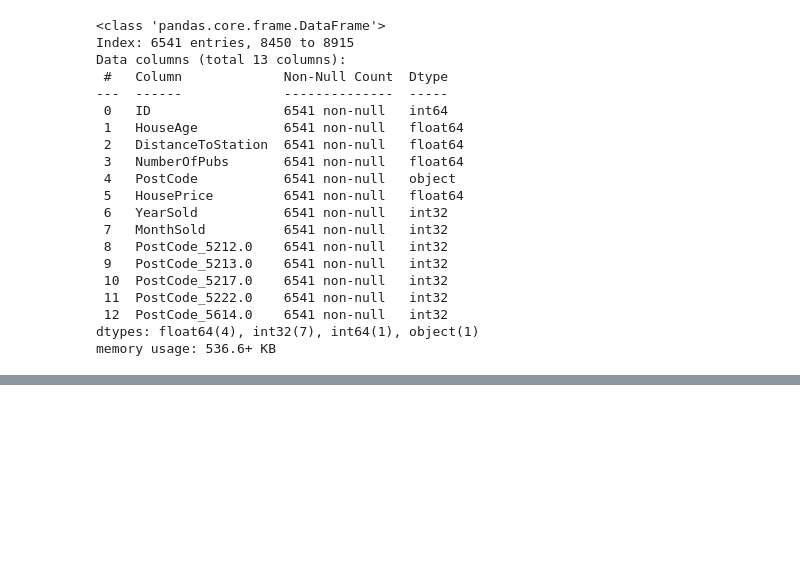
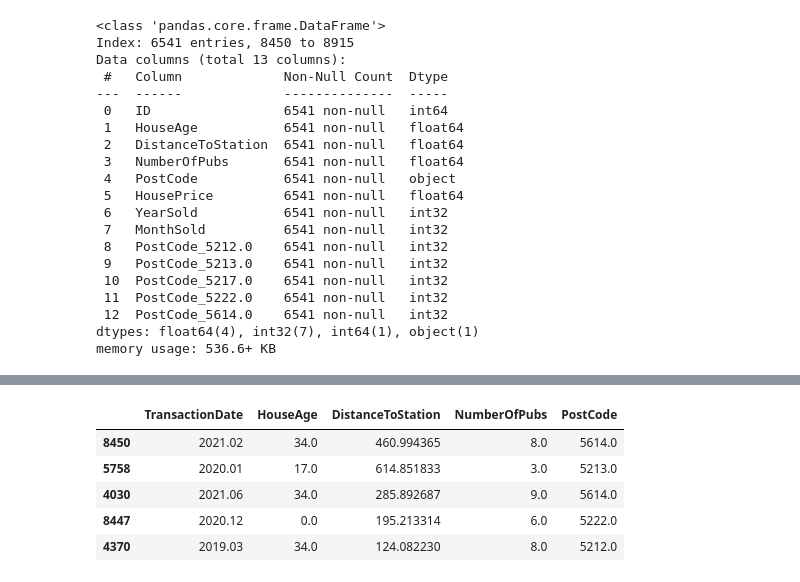
Before and after one commit to Kunal56377/Classes_program, a Jupyter notebook: Project/House Price prediction/regression.ipynb, the cells around one changed output, grey strips where cells are left out. Drawn from its saved outputs; the diff is of its cells as text; code cells hidden in the pictures; blank space fills up the shorter version.

```diff
--- a/Project/House Price prediction/regression.ipynb
+++ b/Project/House Price prediction/regression.ipynb
@@ -553,0 +574,2 @@ memory usage: 536.6+ KB
+# %%
+train.drop(['ID'],inplace=True,axis=1)
@@ -553,0 +594,3 @@ memory usage: 536.6+ KB
+# %%
+X_train = train.drop('HousePrice',axis=1)
+y_train = train['HousePrice']
@@ -553,0 +680,9 @@ memory usage: 536.6+ KB
+# %%
+X_train.head()
+# %% [output]
+|  | TransactionDate | HouseAge | DistanceToStation | NumberOfPubs | PostCode |
+| 8450 | 2021.02 | 34.0 | 460.994365 | 8.0 | 5614.0 |
+| 5758 | 2020.01 | 17.0 | 614.851833 | 3.0 | 5213.0 |
+| 4030 | 2021.06 | 34.0 | 285.892687 | 9.0 | 5614.0 |
+| 8447 | 2020.12 | 0.0 | 195.213314 | 6.0 | 5222.0 |
+| 4370 | 2019.03 | 34.0 | 124.082230 | 8.0 | 5212.0 |
```
Also changed, not shown: parts of 25 cells of this notebook.
